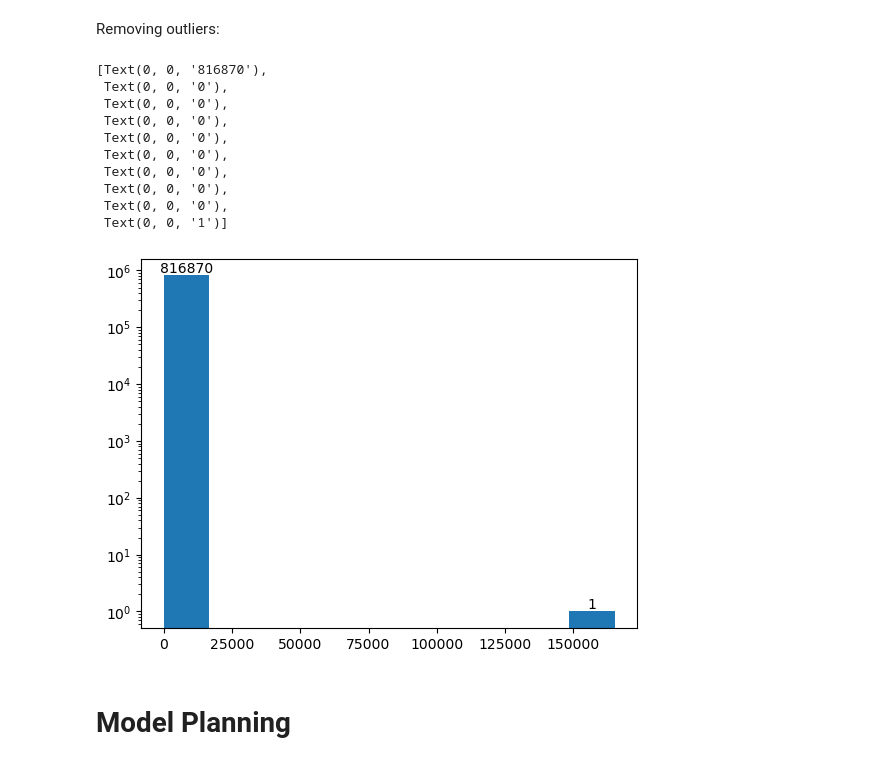
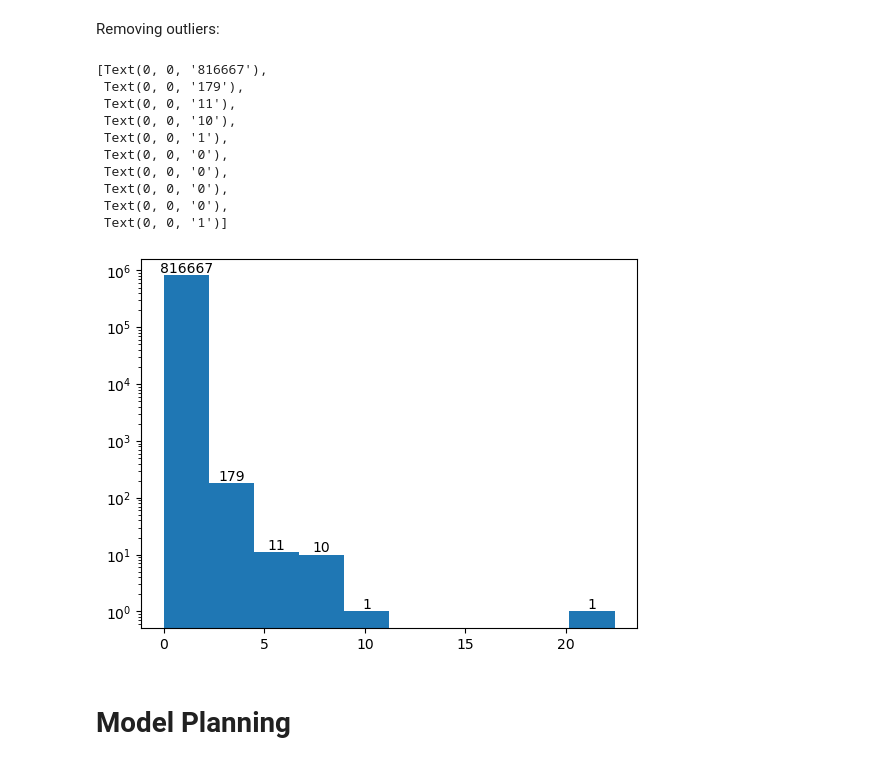
Before and after one commit to jonahmougoue/Connecticut-Real-Estate-Analysis, a Jupyter notebook: RealEstatePrediction.ipynb, the cells around one changed output. Drawn from its saved outputs; the diff is of its cells as text; code cells hidden in the pictures.

```diff
--- a/RealEstatePrediction.ipynb
+++ b/RealEstatePrediction.ipynb
@@ -268,7 +268,18 @@ df.head()
 | 3 | 2020090 | 2020 | 2020-12-14 | Ansonia | 57 PLATT ST | 127400.0 | 202500.0 | 0.6291 | ... |
 | 4 | 210288 | 2021 | 2022-06-20 | Avon | 12 BYRON DRIVE | 179990.0 | 362500.0 | 0.4965 | ... |
 # %%
-street = df['Address'].str.lstrip('0123456789 -#').str.rstrip('0123456789 -#')
+street = df['Address'].str.lstrip('0123456789 ~`!@#$%^&*()-+={}[]\\:;\'"<>,./?').str.rstrip('0123456789 ~`!@#$%^&*()-+={}[]\\:;\'"<>,./?')
+
+street = street.mask(
+    street.str.contains(
+        "MAIN ST",
+        case=False,
+        na=False
+    ),
+    "MAIN ST"
+)
+
+
 df.insert(len(df.columns),'Street',street)
 # %% [markdown]
 Remove invalid rows
@@ -335,28 +346,25 @@ Removing outliers:
 # %%
 '''
 threshold = df['Assessed Value'].nlargest(1).min()
 df = df[df['Assessed Value'] < threshold]
-
-threshold = df['Sales Ratio'].nlargest(1).min()
-df = df[df['Sales Ratio'] < threshold]
 threshold = df['Sale Amount'].nlargest(1000).min()
 df = df[df['Sale Amount'] < threshold]
 '''
-
-
+threshold = df['Sales Ratio'].nlargest(2).min()
+df = df[df['Sales Ratio'] < threshold]
 
 _,_, bar = plt.hist(df['Sales Ratio'])
 plt.yscale('log')
 plt.bar_label(bar)
 # %% [output]
-[Text(0, 0, '816870'),
- Text(0, 0, '0'),
- Text(0, 0, '0'),
- Text(0, 0, '0'),
- Text(0, 0, '0'),
+[Text(0, 0, '816667'),
+ Text(0, 0, '179'),
+ Text(0, 0, '11'),
+ Text(0, 0, '10'),
+ Text(0, 0, '1'),
  Text(0, 0, '0'),
  Text(0, 0, '0'),
  Text(0, 0, '0'),
  Text(0, 0, '0'),
  Text(0, 0, '1')]
-[figure, old version]
+[figure, new version]
```
Also changed, not shown: parts of 25 cells of this notebook.
